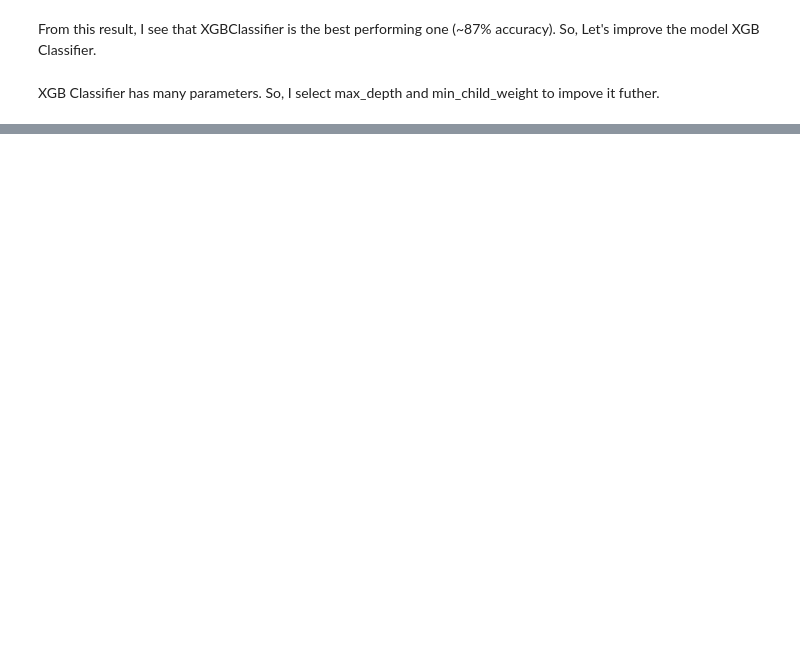
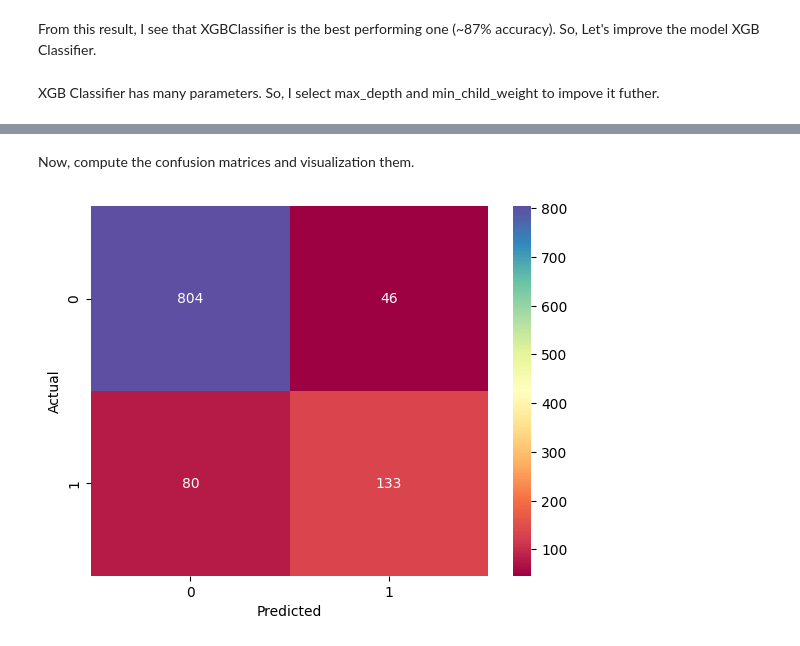
Before and after one commit to Esthercute/CS114.O11-22520955, a Jupyter notebook: CS114.ipynb, the cells around one changed output, grey strips where cells are left out. Saved outputs shown, nothing was run; the diff lists cells and outputs as text; code cells hidden in the pictures; blank space fills up the shorter version.

```diff
--- a/CS114.ipynb
+++ b/CS114.ipynb
@@ -480,0 +525,15 @@ y_pred = refined_xgb.predict(X_test)
+# %% [markdown]
+Now, compute the confusion matrices and visualization them.
+# %%
+def get_confusion_matric(y_test, y_pred):
+    data = {'y_actual': y_test, 'y_predicted': y_pred}
+    df = pd.DataFrame(data, columns = ['y_actual', 'y_predicted'])
+    conf_matrix = pd.crosstab(df['y_actual'], df['y_predicted'],
+                             rownames= ['Actual'], colnames = ['Predicted'])
+
+    sns.heatmap(conf_matrix, annot=True, fmt = "d", cmap="Spectral")
+    plt.show()
+# %%
+get_confusion_matric(np.array(y_test), y_pred_xgb)
+# %% [output]
+[figure, added]
```
Also changed, not shown: parts of 26 cells of this notebook.
